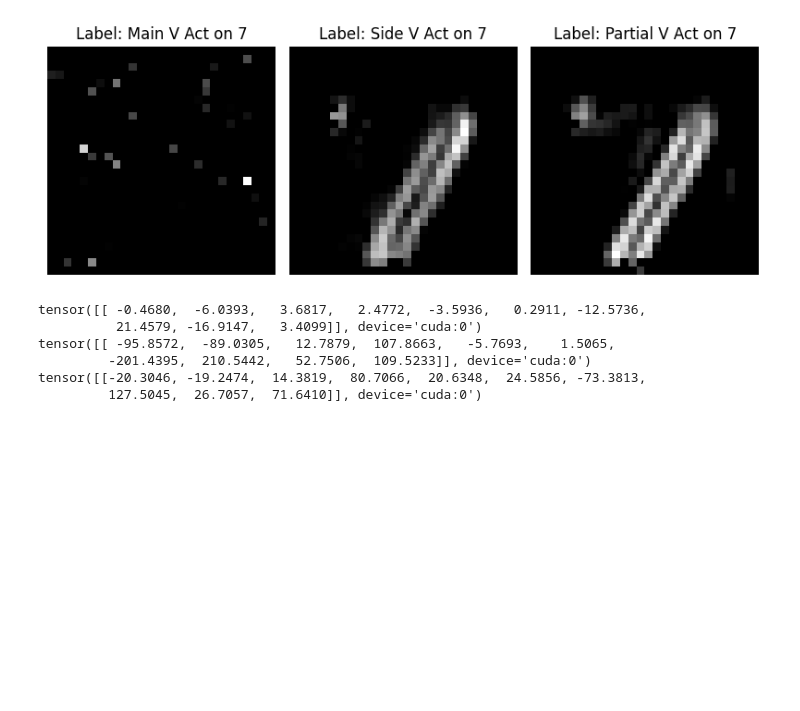
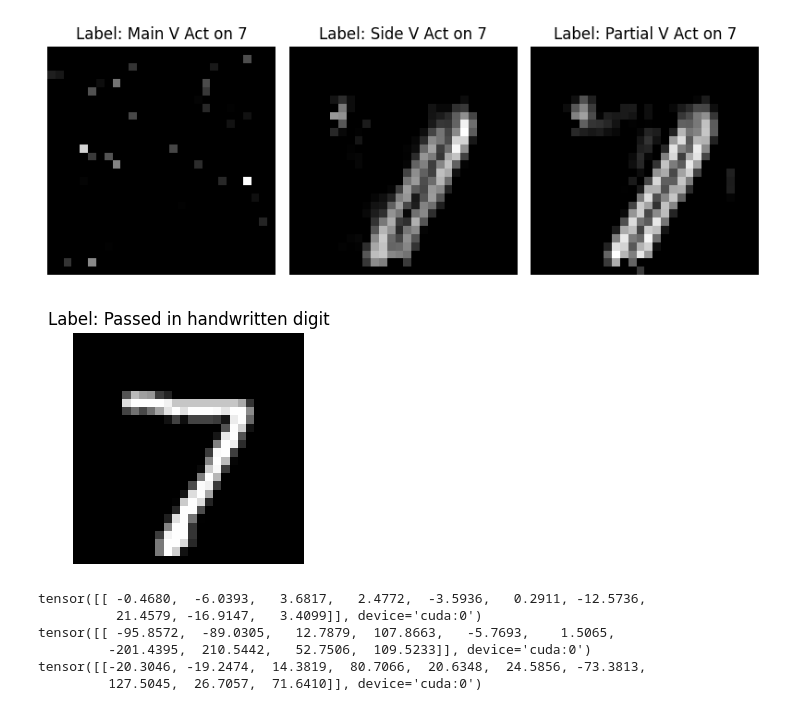
Before and after one commit to Alex-Bishka/ml-fun, a Jupyter notebook: mnist-mech-interp/Comparing Models - Correct Sample.ipynb, the cells around one changed output. Saved outputs shown, nothing was run; the diff lists cells and outputs as text; code cells hidden in the pictures; blank space fills up the shorter version.

```diff
--- a/mnist-mech-interp/Comparing Models - Correct Sample.ipynb
+++ b/mnist-mech-interp/Comparing Models - Correct Sample.ipynb
@@ -282,6 +282,10 @@ plt.tight_layout()
 plt.show()
 # %% [output]
 [figure]
+# %%
+visualize_image(img, "Passed in handwritten digit")
+# %% [output]
+[figure, added]
 # %%
 print(out)
 print(s_out)
```
Also changed, not shown: parts of 1 cell of this notebook, 4 other files.
